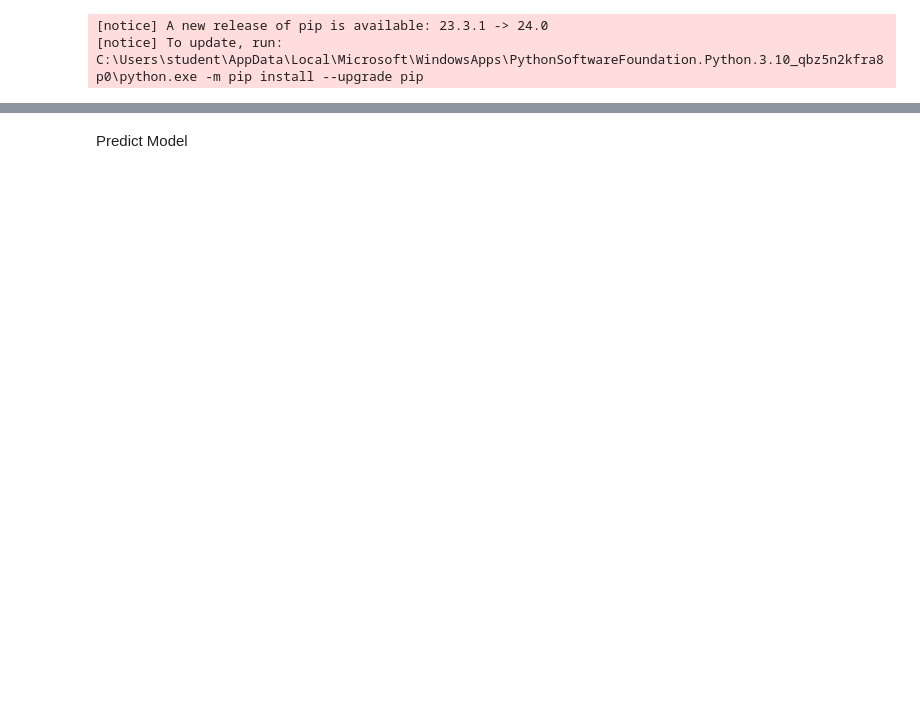
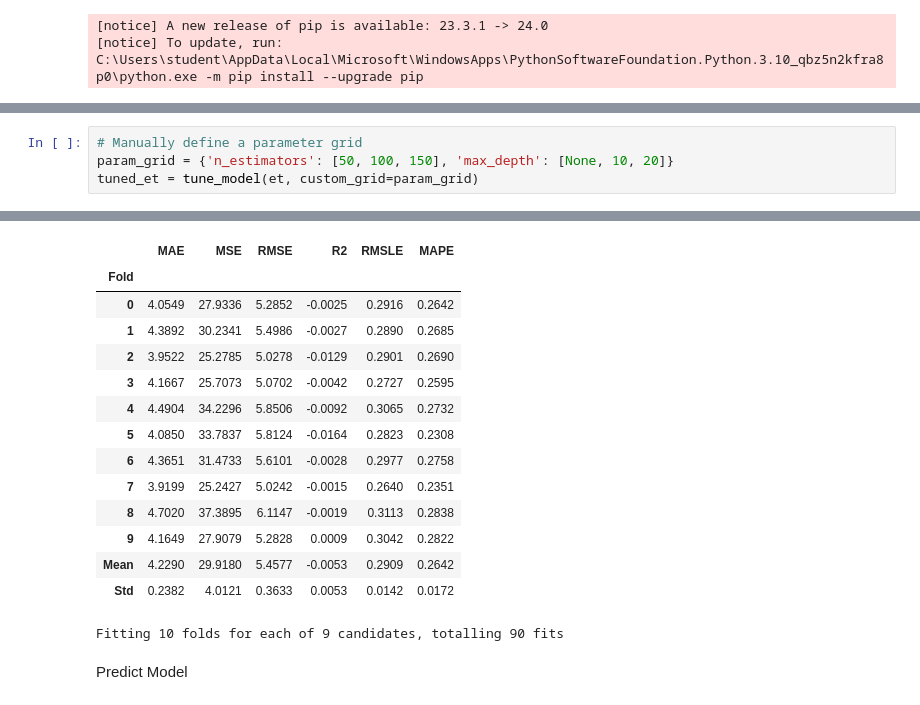
Before and after one commit to ARen990/TermProject_dash_air4, a Jupyter notebook: Air4God.ipynb, the cells around one changed output, grey strips where cells are left out. Saved outputs shown, nothing was run; the diff lists cells and outputs as text; blank space fills up the shorter version.

```diff
--- a/Air4God.ipynb
+++ b/Air4God.ipynb
@@ -152,0 +171,5 @@ bagged_dt = ensemble_model(best_model, n_estimators=50)
+# %%
+# Manually define a parameter grid
+param_grid = {'n_estimators': [50, 100, 150], 'max_depth': [None, 10, 20]}
+tuned_et = tune_model(et, custom_grid=param_grid)
+# %% [output]
@@ -153,3 +177,18 @@ bagged_dt = ensemble_model(best_model, n_estimators=50)
+|  | MAE | MSE | RMSE | R2 | RMSLE | MAPE |
+| Fold |  |  |  |  |  |  |
+| 0 | 4.0549 | 27.9336 | 5.2852 | -0.0025 | 0.2916 | 0.2642 |
+| 1 | 4.3892 | 30.2341 | 5.4986 | -0.0027 | 0.2890 | 0.2685 |
+| 2 | 3.9522 | 25.2785 | 5.0278 | -0.0129 | 0.2901 | 0.2690 |
+| 3 | 4.1667 | 25.7073 | 5.0702 | -0.0042 | 0.2727 | 0.2595 |
+| 4 | 4.4904 | 34.2296 | 5.8506 | -0.0092 | 0.3065 | 0.2732 |
+| 5 | 4.0850 | 33.7837 | 5.8124 | -0.0164 | 0.2823 | 0.2308 |
+| 6 | 4.3651 | 31.4733 | 5.6101 | -0.0028 | 0.2977 | 0.2758 |
+| 7 | 3.9199 | 25.2427 | 5.0242 | -0.0015 | 0.2640 | 0.2351 |
+| 8 | 4.7020 | 37.3895 | 6.1147 | -0.0019 | 0.3113 | 0.2838 |
+| 9 | 4.1649 | 27.9079 | 5.2828 | 0.0009 | 0.3042 | 0.2822 |
+| Mean | 4.2290 | 29.9180 | 5.4577 | -0.0053 | 0.2909 | 0.2642 |
+| Std | 0.2382 | 4.0121 | 0.3633 | 0.0053 | 0.0142 | 0.0172 |
+Fitting 10 folds for each of 9 candidates, totalling 90 fits
 # %% [markdown]
 Predict Model
 # %%
```
Also changed, not shown: parts of 12 cells of this notebook, 8 other files.
